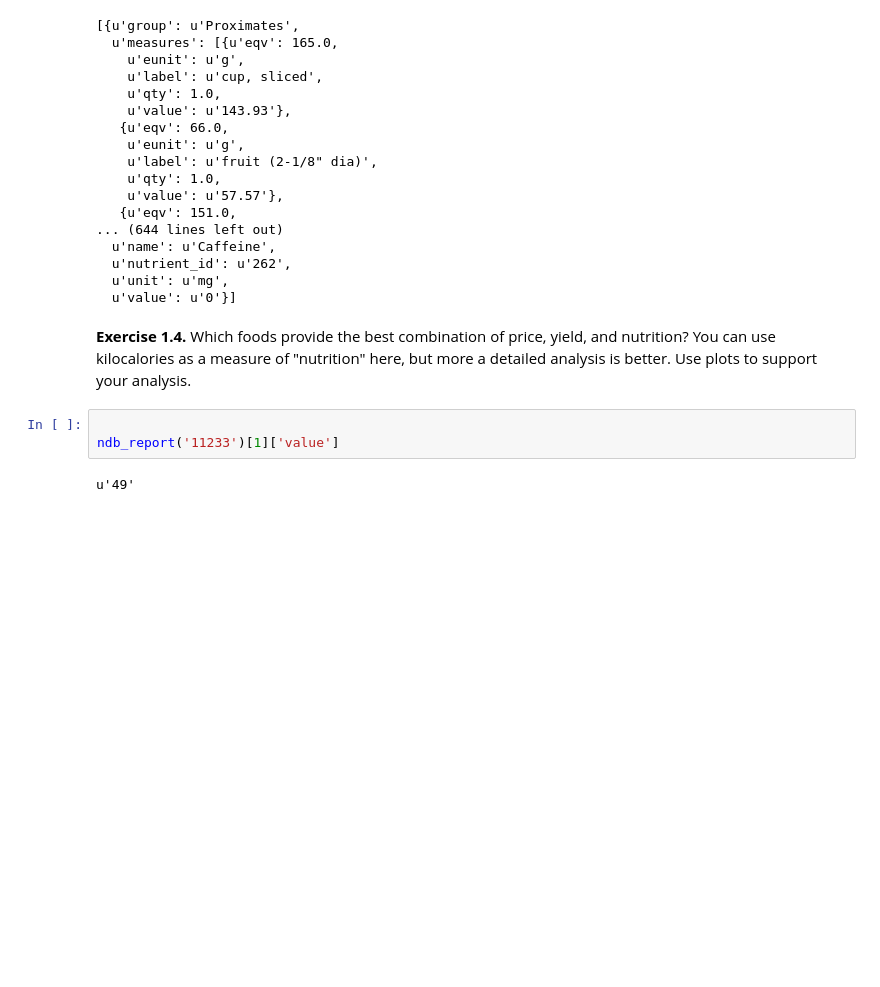
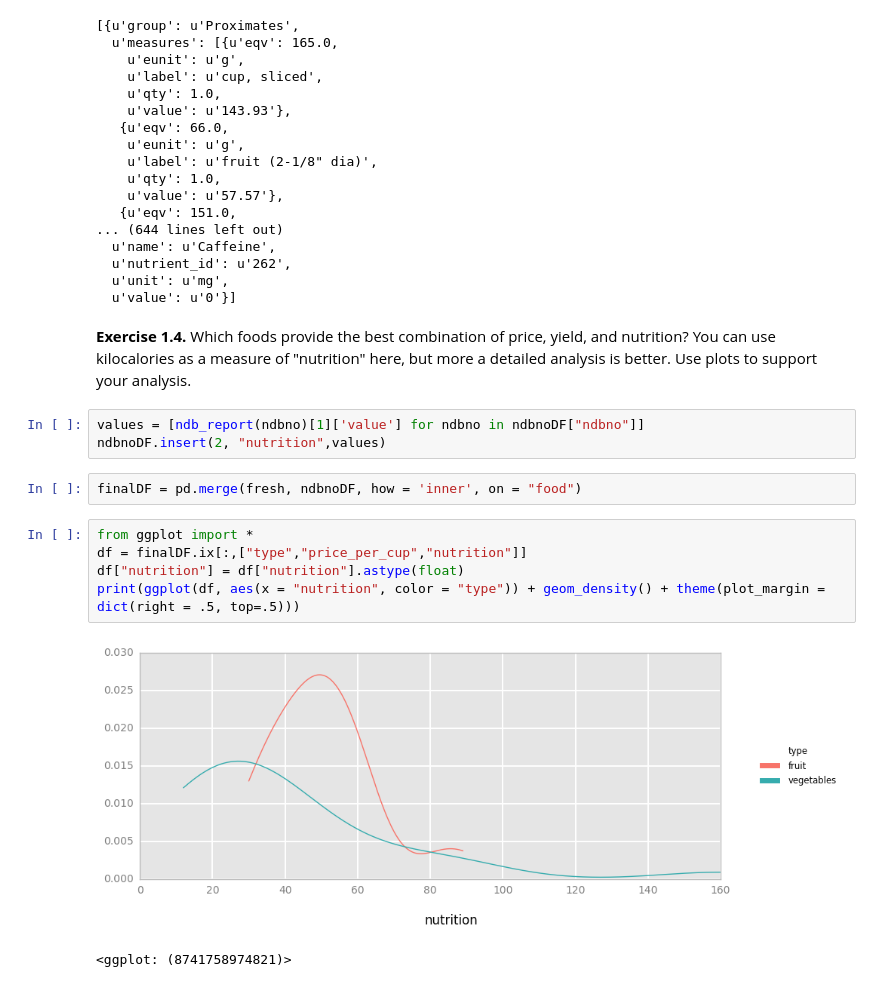
Before and after one commit to jiahtan/STA141B, a Jupyter notebook: HW4/assignment4.ipynb, the cells around one changed output. Saved outputs shown, nothing was run; the diff lists cells and outputs as text; blank space fills up the shorter version.

```diff
--- a/HW4/assignment4.ipynb
+++ b/HW4/assignment4.ipynb
@@ -280,8 +293,16 @@ ndb_report('09279')
   u'value': u'0'}]
 # %% [markdown]
 __Exercise 1.4.__ Which foods provide the best combination of price, yield, and nutrition? You can use kilocalories as a measure of "nutrition" here, but more a detailed analysis is better. Use plots to support your analysis.
-# %%
-
-ndb_report('11233')[1]['value']
-# %% [output]
-u'49'
+# %%
+values = [ndb_report(ndbno)[1]['value'] for ndbno in ndbnoDF["ndbno"]]
+ndbnoDF.insert(2, "nutrition",values)
+# %%
+finalDF = pd.merge(fresh, ndbnoDF, how = 'inner', on = "food")
+# %%
+from ggplot import *
+df = finalDF.ix[:,["type","price_per_cup","nutrition"]]
+df["nutrition"] = df["nutrition"].astype(float)
+print(ggplot(df, aes(x = "nutrition", color = "type")) + geom_density() + theme(plot_margin = dict(right = .5, top=.5)))
+# %% [output]
+[figure, added]
+<ggplot: (8741758974821)>
```
Also changed, not shown: parts of 8 cells of this notebook, 3 other files.
